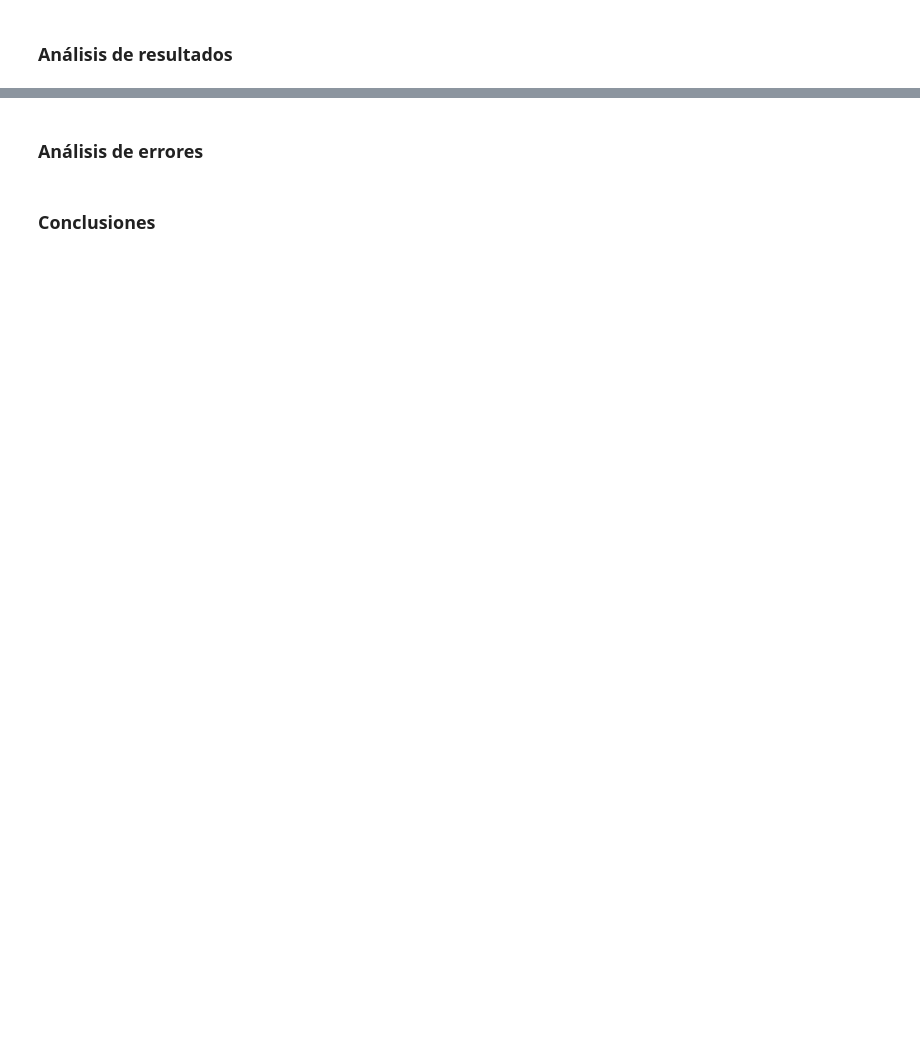
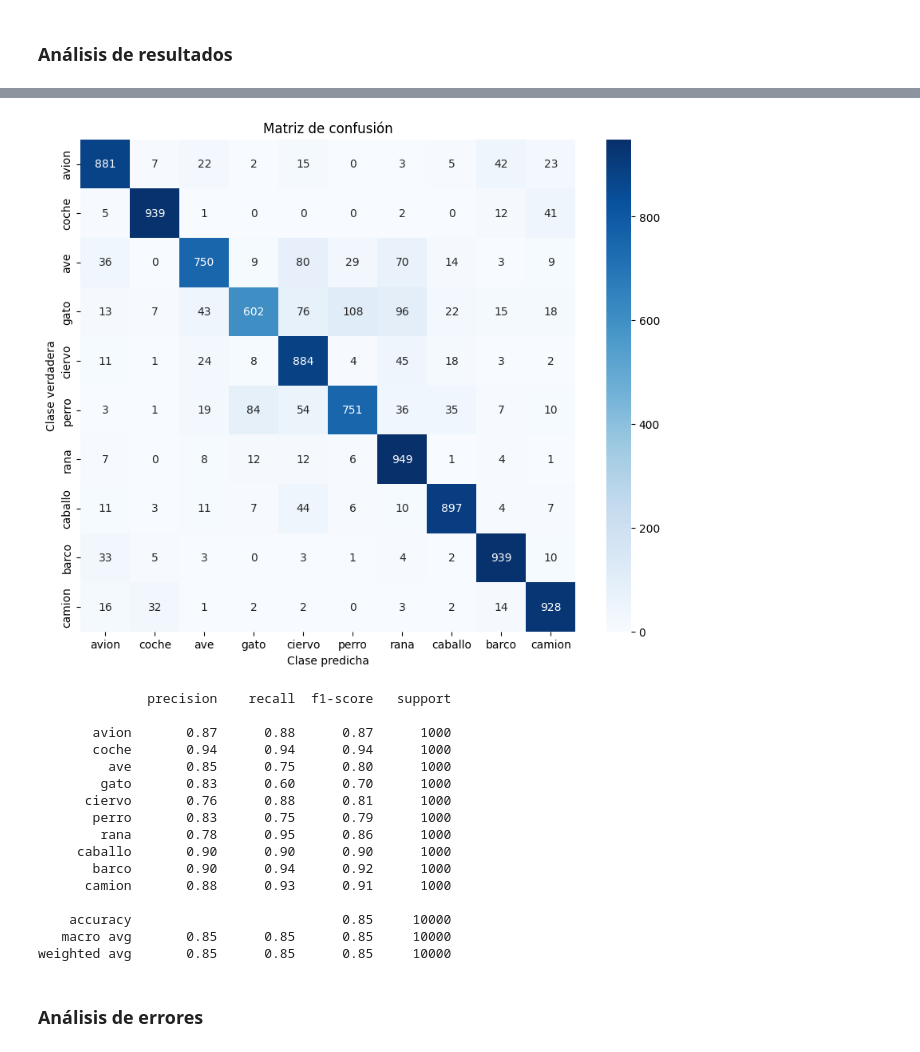
Before and after one commit to Rubenjme/Image_Classification_CNN, a Jupyter notebook: CNN.ipynb, the cells around one changed output, grey strips where cells are left out. Saved outputs shown, nothing was run; the diff lists cells and outputs as text; code cells hidden in the pictures; blank space fills up the shorter version.

```diff
--- a/CNN.ipynb
+++ b/CNN.ipynb
@@ -462,2 +735,27 @@ Ajustes que podrían mejorar los resultados del modelo:
 # %% [markdown]
 ### **Análisis de resultados**
+# %%
+# Cargo el mejor modelo
+best_model = keras.models.load_model('best_model.keras')
+
+# Predicciones y etiquetas verdaderas
+y_pred = best_model.predict(x_test)
+y_pred_classes = np.argmax(y_pred, axis=1)
+y_true = np.argmax(y_test_one_hot, axis=1)
+
+# Matriz de confusión
+conf_mat = confusion_matrix(y_true, y_pred_classes)
+
+plt.figure(figsize=(10, 8))
+sns.heatmap(conf_mat, annot=True, fmt='d', cmap='Blues',
+            xticklabels=MAP_ELEMENTS.values(),
+            yticklabels=MAP_ELEMENTS.values())
+plt.ylabel('Clase verdadera')
+plt.xlabel('Clase predicha')
+plt.title('Matriz de confusión')
+plt.show()
+
+# Reporte de clasificación
+class_report = classification_report(y_true, y_pred_classes, target_names=MAP_ELEMENTS.values())
+print(class_report)
+# %% [output]
@@ -464,4 +763,19 @@ Ajustes que podrían mejorar los resultados del modelo:
+[figure, added]
+              precision    recall  f1-score   support
+
+       avion       0.87      0.88      0.87      1000
+       coche       0.94      0.94      0.94      1000
+         ave       0.85      0.75      0.80      1000
+        gato       0.83      0.60      0.70      1000
+      ciervo       0.76      0.88      0.81      1000
+       perro       0.83      0.75      0.79      1000
+        rana       0.78      0.95      0.86      1000
+     caballo       0.90      0.90      0.90      1000
+       barco       0.90      0.94      0.92      1000
+      camion       0.88      0.93      0.91      1000
+
+    accuracy                           0.85     10000
+   macro avg       0.85      0.85      0.85     10000
+weighted avg       0.85      0.85      0.85     10000
 # %% [markdown]
 ### **Análisis de errores**
-# %% [markdown]
-### **Conclusiones**
```
Also changed, not shown: parts of 27 cells of this notebook.
